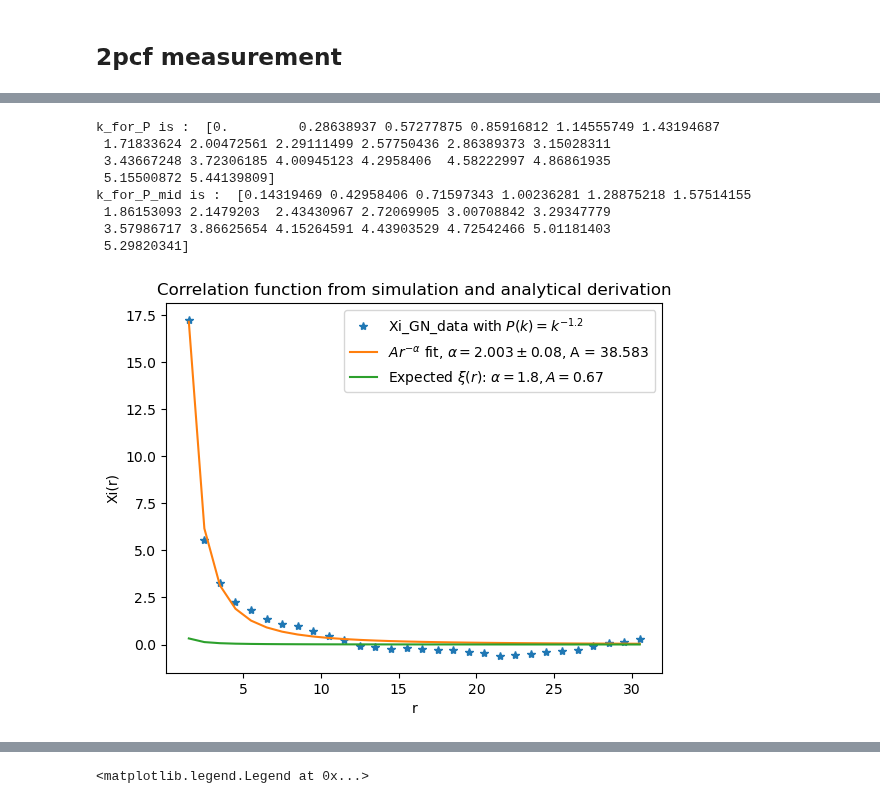
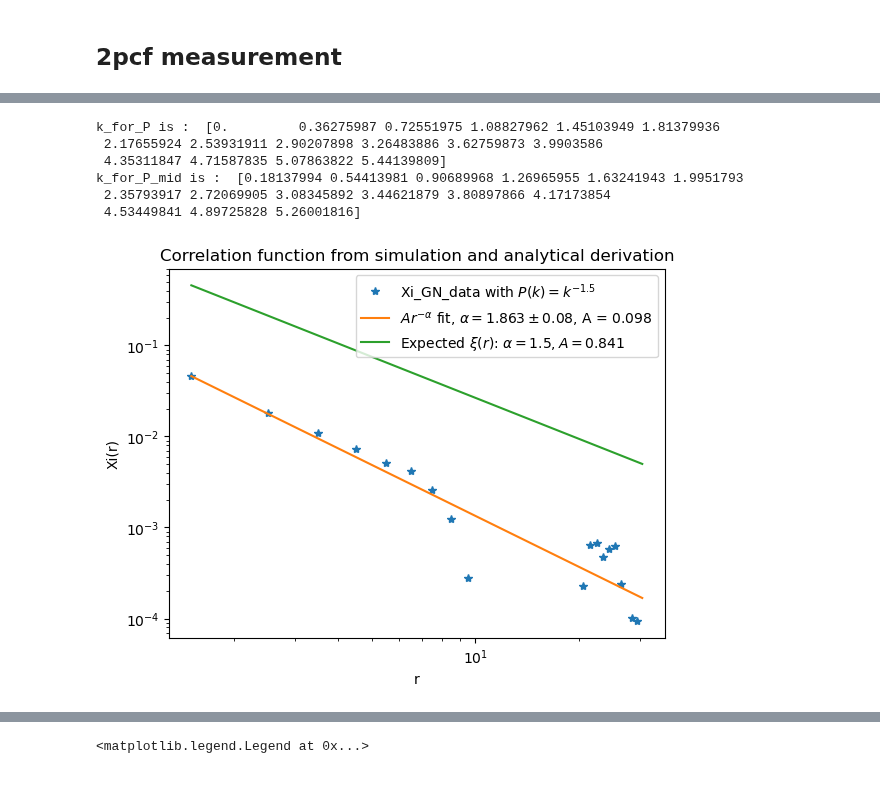
Before and after one commit to VibinRam/DP2, a Jupyter notebook: Codes/Clustering_simulation/GonzNuevoCheck2.0.ipynb, the cells around one changed output, grey strips where cells are left out. Drawn from its saved outputs; the diff is of its cells as text; code cells hidden in the pictures.

```diff
--- a/Codes/Clustering_simulation/GonzNuevoCheck2.0.ipynb
+++ b/Codes/Clustering_simulation/GonzNuevoCheck2.0.ipynb
@@ -114,16 +114,16 @@ box_p = np.random.poisson(lam=n_bar, size=(N_side, N_side, N_side))
 k_min = 0 #2 * np.pi/(N_side * del_x) # changing minimum to 0 to see the effect
 k_max = 2 * np.pi/(2 * del_x) * np.sqrt(3)#Changing the max k value to match the max in k grid.
 assert (N_side % 2 == 0)
-k_for_P = np.linspace(k_min, k_max, N_side//2 + 4)
+k_for_P = np.linspace(k_min, k_max, N_side//2)
 
 #Now we have to make a desired power spectrum pk_cl
-delta_of_k = 1.2
+delta_of_k = 1.5
 const_of_k = 1
 k_for_P_mid = (k_for_P[:-1] + k_for_P[1:])/2
 pk_cl = np.power(const_of_k * k_for_P_mid, -delta_of_k)
 
 #This is a pseudo factor that i give to observe the effect of factor in 2pcf and box_GN distribution
-pseudo_fact = 1
+pseudo_fact = 0.25
 
 box_GN = GonzNuevo(box_p, N_side, L_side, n_bar, pk_cl, k_for_P, pseudo_fact)
-# plt.close('all')
+plt.close('all')
@@ -174,38 +184,36 @@ Xi_GN = (DD_count_GN/DD_total_GN - 2 * DR_count_GN/DR_total_GN + RR_count_GN/RR_
 # %%
 #Fitting the Xi_GN with a power law function to check what degree of correlation we get
 def pow_func(r, A, alpha):
     return A * np.power(r, -alpha)
 
 r_bins = bins * del_x
 r_mid = (r_bins[:-1] + r_bins[1:])/2
 
 popt, pcov = spo.curve_fit(pow_func, r_mid, Xi_GN)
 
 fig, ax = plt.subplots()
 
 ax.plot(r_mid, Xi_GN, '*', label = r"Xi_GN_data with $P(k) = k^{{-{}}}$".format(delta_of_k))
 ax.plot(r_mid, pow_func(r_mid, popt[0], popt[1]), label=r'$Ar^{{-\alpha}}$ fit, $\alpha = {}\pm{}$, A = {}'.format(np.round(popt[1],3),np.round(np.sqrt(pcov[1,1]), 2), np.round(popt[0],3)))
 ax.set_xlabel('r')
 ax.set_ylabel('Xi(r)')
 
 #Expected correlation function
 alpha_expect = 3 - delta_of_k
 A_expect = (sps.gamma(alpha_expect/2))/ (const_of_k * np.power(2, 1 - alpha_expect/2) * sps.gamma((3 - alpha_expect)/2))
 ax.plot(r_mid, pow_func(r_mid, A_expect, alpha_expect), label=r"Expected $\xi(r)$: $\alpha = {}, A = {}$".format(np.round(alpha_expect,3), np.round(A_expect,3)))
-# ax.set_yscale('log')
-# ax.set_xscale('log')
+ax.set_yscale('log')
+ax.set_xscale('log')
 ax.legend()
 ax.set_title("Correlation function from simulation and analytical derivation")
 
 print("k_for_P is : ",k_for_P)
 print("k_for_P_mid is : ", k_for_P_mid)
 # %% [output]
-k_for_P is :  [0.         0.28638937 0.57277875 0.85916812 1.14555749 1.43194687
- 1.71833624 2.00472561 2.29111499 2.57750436 2.86389373 3.15028311
- 3.43667248 3.72306185 4.00945123 4.2958406  4.58222997 4.86861935
- 5.15500872 5.44139809]
-k_for_P_mid is :  [0.14319469 0.42958406 0.71597343 1.00236281 1.28875218 1.57514155
- 1.86153093 2.1479203  2.43430967 2.72069905 3.00708842 3.29347779
- 3.57986717 3.86625654 4.15264591 4.43903529 4.72542466 5.01181403
- 5.29820341]
+k_for_P is :  [0.         0.36275987 0.72551975 1.08827962 1.45103949 1.81379936
+ 2.17655924 2.53931911 2.90207898 3.26483886 3.62759873 3.9903586
+ 4.35311847 4.71587835 5.07863822 5.44139809]
+k_for_P_mid is :  [0.18137994 0.54413981 0.90689968 1.26965955 1.63241943 1.9951793
+ 2.35793917 2.72069905 3.08345892 3.44621879 3.80897866 4.17173854
+ 4.53449841 4.89725828 5.26001816]
-[figure, old version]
+[figure, new version]
```
Also changed, not shown: parts of 6 cells of this notebook, 1 other file.
